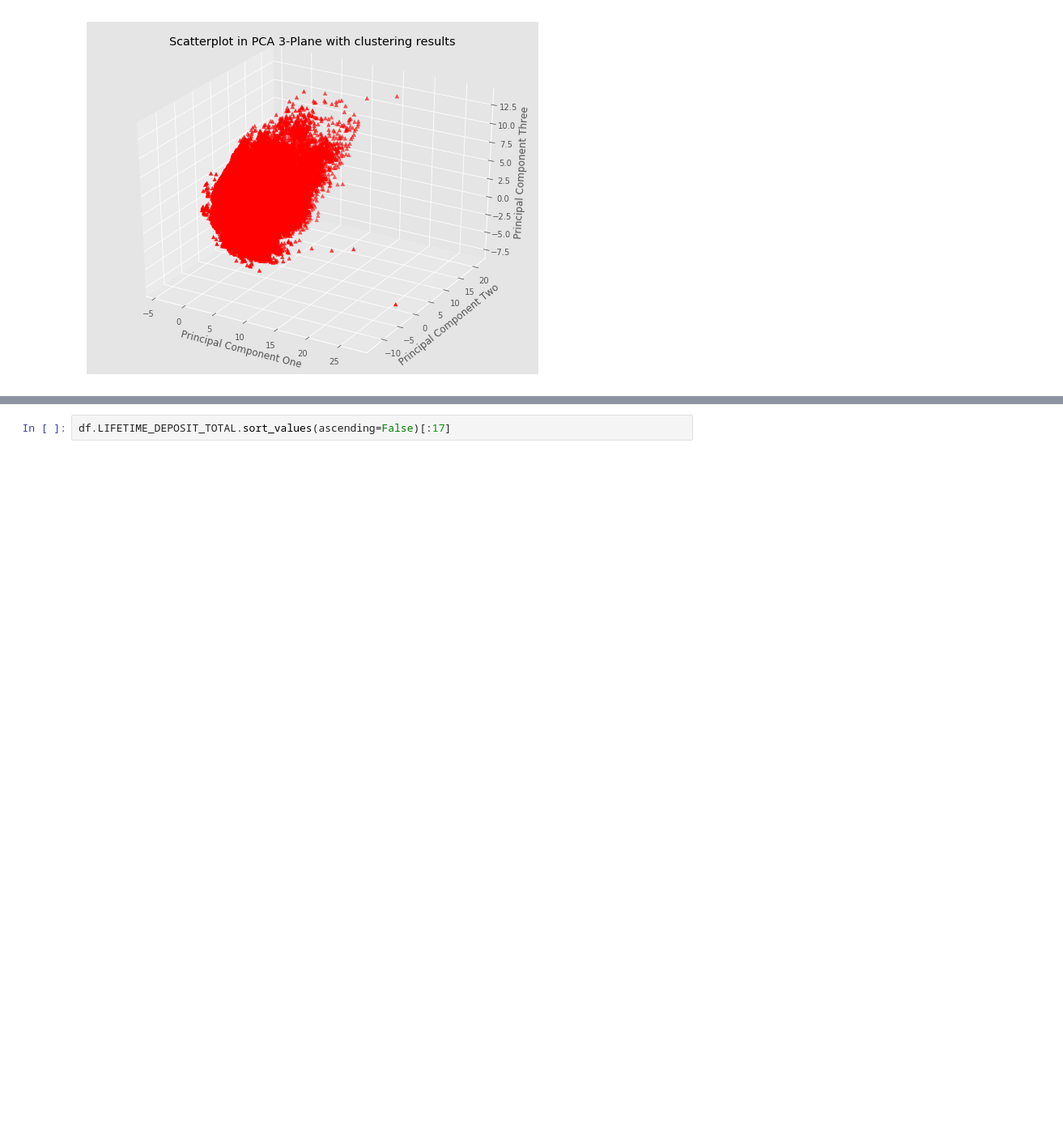
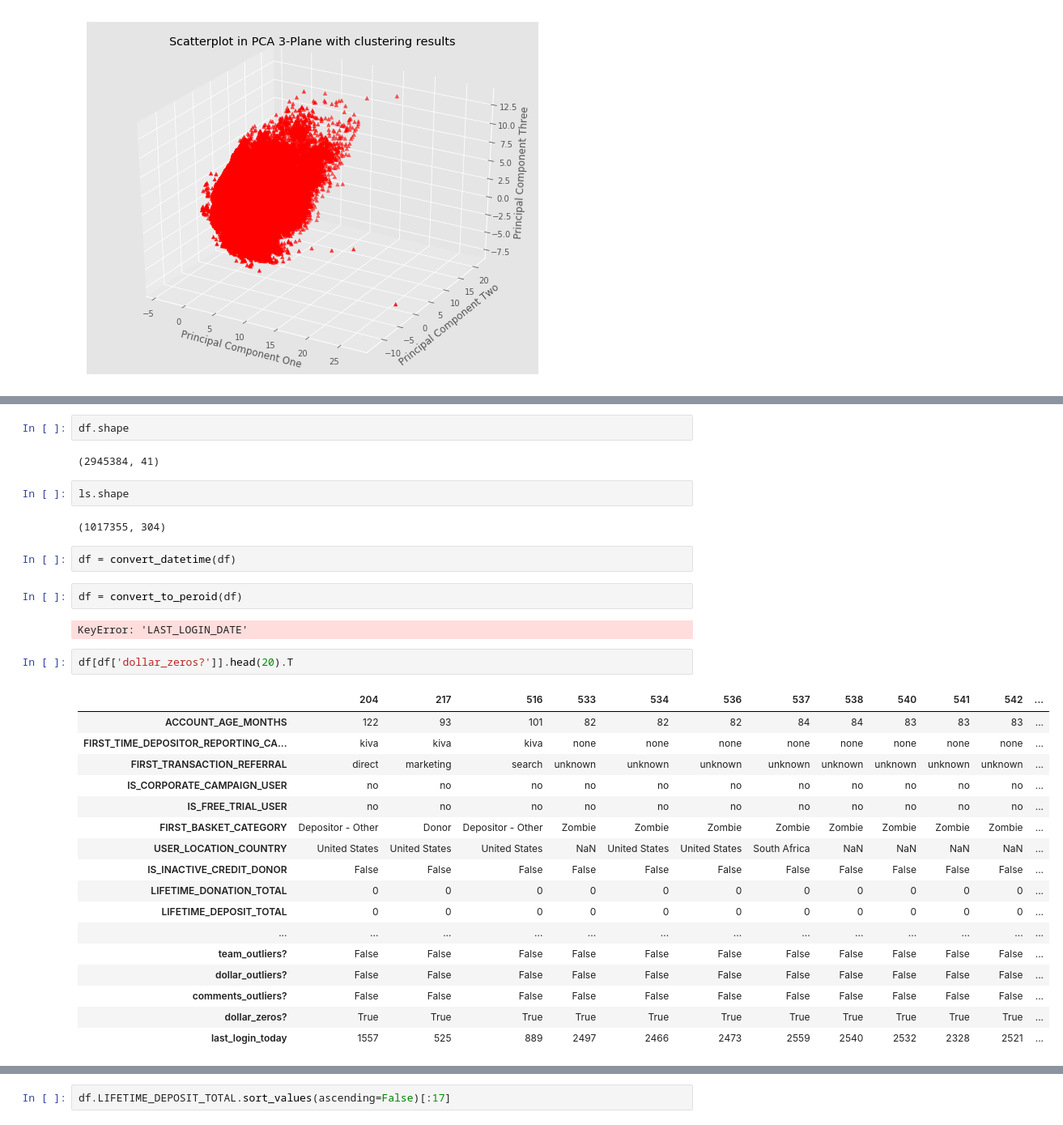
Before and after one commit to liyouzhang/Lender_Segmentations_Kiva, a Jupyter notebook: 0811_selectedcols_outliers.ipynb, the cells around one changed output, grey strips where cells are left out. Shown at 81% size. Saved outputs shown, nothing was run; the diff lists cells and outputs as text; blank space fills up the shorter version.

Commit message:
explore dollar_zero users' story

```diff
--- a/0811_selectedcols_outliers.ipynb
+++ b/0811_selectedcols_outliers.ipynb
@@ -356,0 +397,34 @@ matplotlib_3D_X_reduced(re_X)
+# %%
+df.shape
+# %% [output]
+(2945384, 41)
+# %%
+ls.shape
+# %% [output]
+(1017355, 304)
+# %%
+df = convert_datetime(df)
+# %%
+df = convert_to_peroid(df)
+# %% [output]
+KeyError: 'LAST_LOGIN_DATE'
+# %%
+df[df['dollar_zeros?']].head(20).T
+# %% [output]
+|  | 204 | 217 | 516 | 533 | 534 | 536 | 537 | 538 | 540 | 541 | 542 | ... |
+| ACCOUNT_AGE_MONTHS | 122 | 93 | 101 | 82 | 82 | 82 | 84 | 84 | 83 | 83 | 83 | ... |
+| FIRST_TIME_DEPOSITOR_REPORTING_CA... | kiva | kiva | kiva | none | none | none | none | none | none | none | none | ... |
+| FIRST_TRANSACTION_REFERRAL | direct | marketing | search | unknown | unknown | unknown | unknown | unknown | unknown | unknown | unknown | ... |
+| IS_CORPORATE_CAMPAIGN_USER | no | no | no | no | no | no | no | no | no | no | no | ... |
+| IS_FREE_TRIAL_USER | no | no | no | no | no | no | no | no | no | no | no | ... |
+| FIRST_BASKET_CATEGORY | Depositor - Other | Donor | Depositor - Other | Zombie | Zombie | Zombie | Zombie | Zombie | Zombie | Zombie | Zombie | ... |
+| USER_LOCATION_COUNTRY | United States | United States | United States | NaN | United States | United States | South Africa | NaN | NaN | NaN | NaN | ... |
+| IS_INACTIVE_CREDIT_DONOR | False | False | False | False | False | False | False | False | False | False | False | ... |
+| LIFETIME_DONATION_TOTAL | 0 | 0 | 0 | 0 | 0 | 0 | 0 | 0 | 0 | 0 | 0 | ... |
+| LIFETIME_DEPOSIT_TOTAL | 0 | 0 | 0 | 0 | 0 | 0 | 0 | 0 | 0 | 0 | 0 | ... |
+| ... | ... | ... | ... | ... | ... | ... | ... | ... | ... | ... | ... | ... |
+| team_outliers? | False | False | False | False | False | False | False | False | False | False | False | ... |
+| dollar_outliers? | False | False | False | False | False | False | False | False | False | False | False | ... |
+| comments_outliers? | False | False | False | False | False | False | False | False | False | False | False | ... |
+| dollar_zeros? | True | True | True | True | True | True | True | True | True | True | True | ... |
+| last_login_today | 1557 | 525 | 889 | 2497 | 2466 | 2473 | 2559 | 2540 | 2532 | 2328 | 2521 | ... |
```
Also changed, not shown: parts of 16 cells of this notebook.
